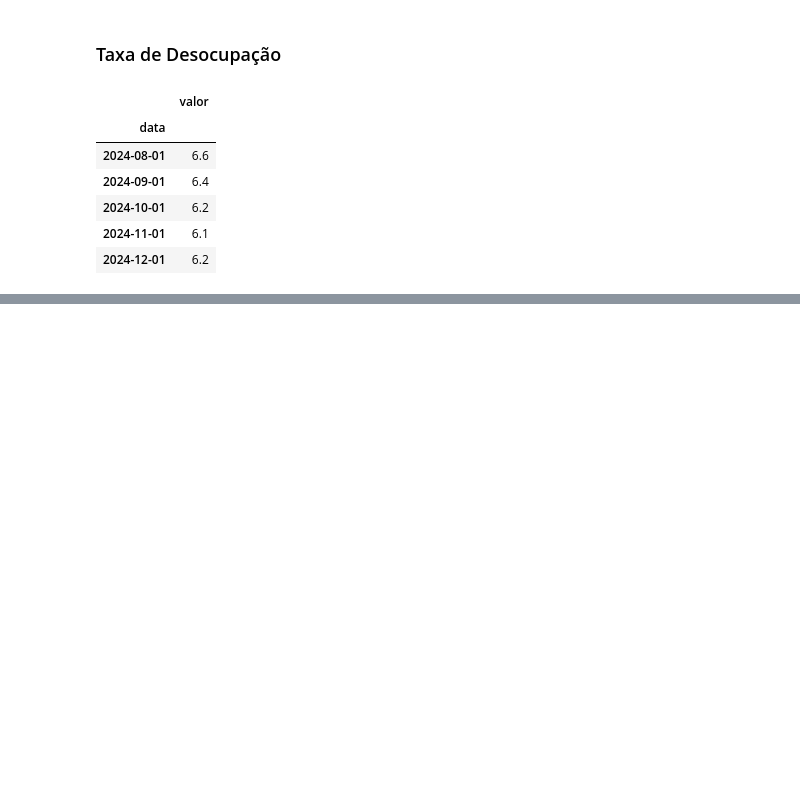
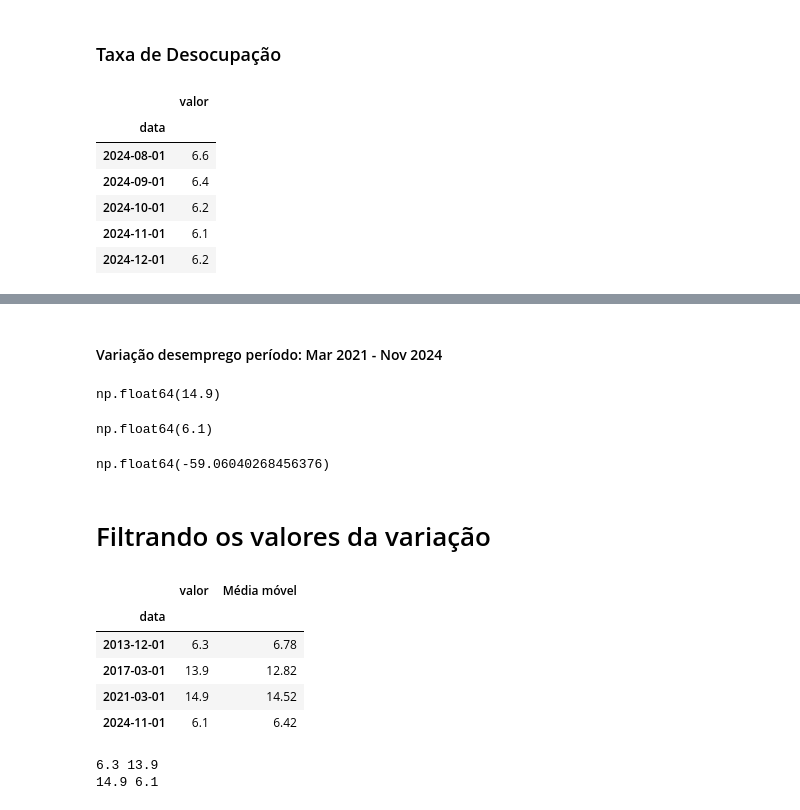
Before and after one commit to edubrumgithub/Analise-Indicadores-Financeiros-Economicos, a Jupyter notebook: main.ipynb, the cells around one changed output, grey strips where cells are left out. Saved outputs shown, nothing was run; the diff lists cells and outputs as text; code cells hidden in the pictures; blank space fills up the shorter version.

```diff
--- a/main.ipynb
+++ b/main.ipynb
@@ -523,0 +607,42 @@ fig.show()
+# %% [markdown]
+#### Variação desemprego período: Mar 2021 - Nov 2024
+# %%
+data_inicial_ = '2021-03-01'
+data_final_ = '2024-11-01'
+# %%
+valor_incial_ = Desemprego.loc[data_inicial_, 'valor']
+valor_final_ = Desemprego.loc[data_final_, 'valor']
+
+valor_incial_
+# %% [output]
+np.float64(14.9)
+# %%
+valor_final_
+# %% [output]
+np.float64(6.1)
+# %%
+variacao_ = ((valor_final_-valor_incial_)/(valor_incial_))*100
+variacao_
+# %% [output]
+np.float64(-59.06040268456376)
+# %% [markdown]
+# Filtrando os valores da variação
+# %%
+linha_dados = Desemprego.loc[(Desemprego.index == data_inicial) | (Desemprego.index == data_final)
+                             | (Desemprego.index == data_inicial_)
+                             | (Desemprego.index == data_final_)]
+
+linha_dados
+# %% [output]
+|  | valor | Média móvel |
+| data |  |  |
+| 2013-12-01 | 6.3 | 6.78 |
+| 2017-03-01 | 13.9 | 12.82 |
+| 2021-03-01 | 14.9 | 14.52 |
+| 2024-11-01 | 6.1 | 6.42 |
+# %%
+print(valor_inicial, valor_final)
+print(valor_incial_, valor_final_)
+# %% [output]
+6.3 13.9
+14.9 6.1
```
Also changed, not shown: parts of 27 cells of this notebook, 2 other files.
